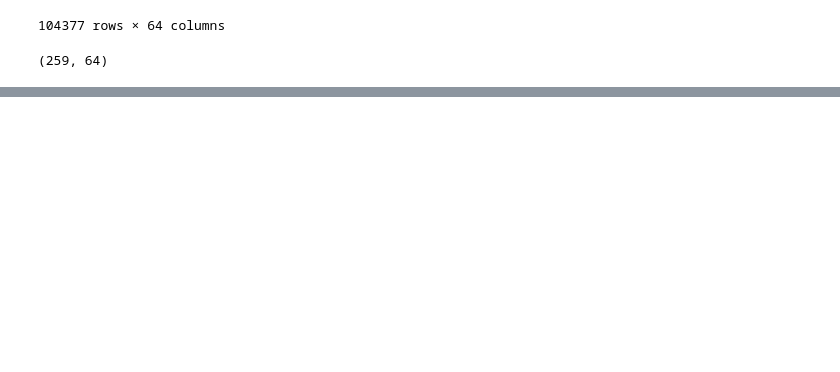
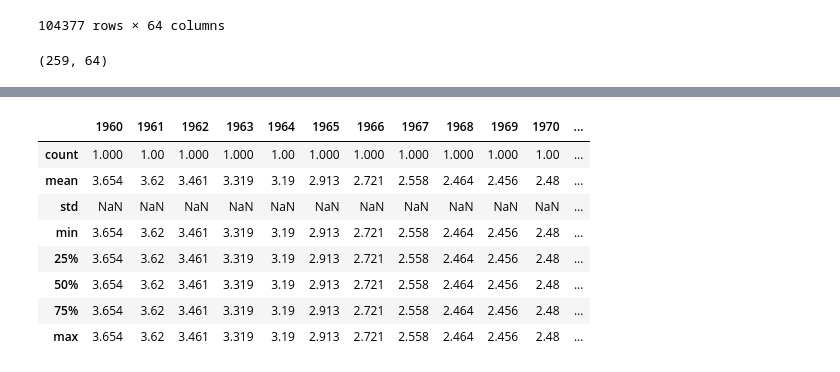
Before and after one commit to michhottinger/DS-Unit-1-Sprint-2-Statistics, a Jupyter notebook: 1_Michelle_Hottinger_DS_121_Statistics_Probability_Assignment.ipynb, the cells around one changed output, grey strips where cells are left out. Drawn from its saved outputs; the diff is of its cells as text; code cells hidden in the pictures; blank space fills up the shorter version.

```diff
--- a/1_Michelle_Hottinger_DS_121_Statistics_Probability_Assignment.ipynb
+++ b/1_Michelle_Hottinger_DS_121_Statistics_Probability_Assignment.ipynb
@@ -316,6 +333,18 @@ euro.head(5)
 # %%
 usa = fert[fert['Country Name'] == "United States"]
 usa.head(5)
+usa.describe()
+#why is std column all NaN? it must equal zero!
+# %% [output]
+|  | 1960 | 1961 | 1962 | 1963 | 1964 | 1965 | 1966 | 1967 | 1968 | 1969 | 1970 | ... |
+| count | 1.000 | 1.00 | 1.000 | 1.000 | 1.00 | 1.000 | 1.000 | 1.000 | 1.000 | 1.000 | 1.00 | ... |
+| mean | 3.654 | 3.62 | 3.461 | 3.319 | 3.19 | 2.913 | 2.721 | 2.558 | 2.464 | 2.456 | 2.48 | ... |
+| std | NaN | NaN | NaN | NaN | NaN | NaN | NaN | NaN | NaN | NaN | NaN | ... |
+| min | 3.654 | 3.62 | 3.461 | 3.319 | 3.19 | 2.913 | 2.721 | 2.558 | 2.464 | 2.456 | 2.48 | ... |
+| 25% | 3.654 | 3.62 | 3.461 | 3.319 | 3.19 | 2.913 | 2.721 | 2.558 | 2.464 | 2.456 | 2.48 | ... |
+| 50% | 3.654 | 3.62 | 3.461 | 3.319 | 3.19 | 2.913 | 2.721 | 2.558 | 2.464 | 2.456 | 2.48 | ... |
+| 75% | 3.654 | 3.62 | 3.461 | 3.319 | 3.19 | 2.913 | 2.721 | 2.558 | 2.464 | 2.456 | 2.48 | ... |
+| max | 3.654 | 3.62 | 3.461 | 3.319 | 3.19 | 2.913 | 2.721 | 2.558 | 2.464 | 2.456 | 2.48 | ... |
 # %%
 swe = fert[fert['Country Name'] == "Sweden"]
 swe.head(5)
```
Also changed, not shown: parts of 8 cells of this notebook.
